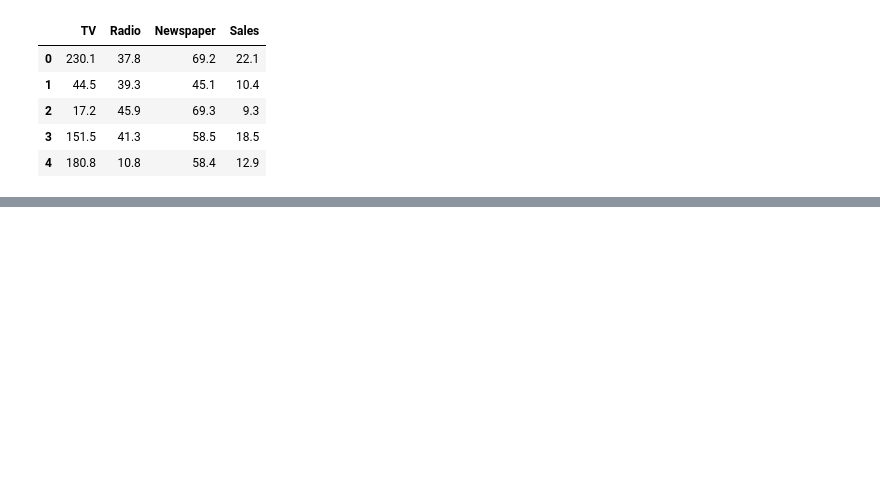
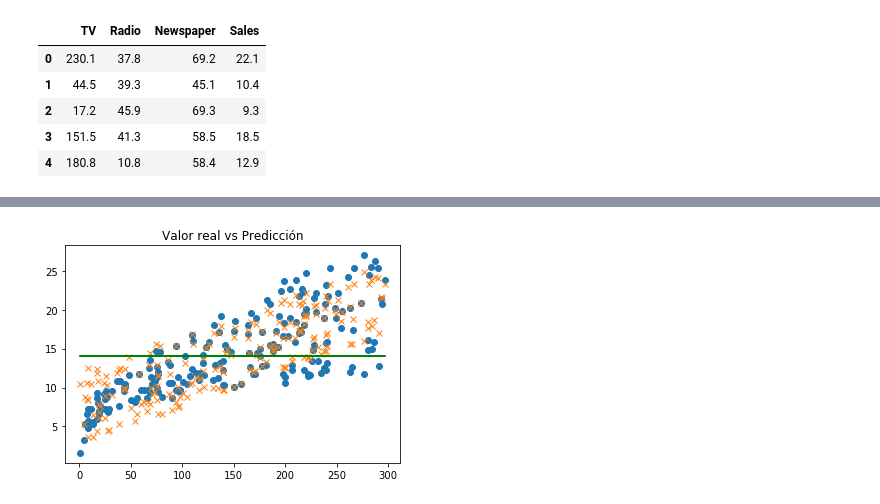
Before and after one commit to Zell0ss/machine_learning, a Jupyter notebook: Notebooks/T4 - 4 - Linear Regression - SciKit-Learn.ipynb, the cells around one changed output, grey strips where cells are left out. Cells and saved outputs as stored; diff of their text form; code cells hidden in the pictures; blank space fills up the shorter version.

```diff
--- a/Notebooks/T4 - 4 - Linear Regression - SciKit-Learn.ipynb
+++ b/Notebooks/T4 - 4 - Linear Regression - SciKit-Learn.ipynb
@@ -65,0 +85,2 @@ NameError: name 'X_pred' is not defined
+# %%
+data_ads["S_Pred"] = lm.predict(data_ads[["TV","Radio"]])
@@ -65,0 +101,10 @@ NameError: name 'X_pred' is not defined
+# %%
+import matplotlib.pyplot as plt
+
+plt.plot(data_ads["TV"], data_ads["Sales"], "o")
+plt.plot(data_ads["TV"], data_ads["S_Pred"], "x")
+plt.plot(data_ads["TV"], data_ads["media"], "g")
+plt.title ("Valor real vs Predicción")
+plt.show()
+# %% [output]
+[figure, added]
```
Also changed, not shown: parts of 20 cells of this notebook, 2 other files.
